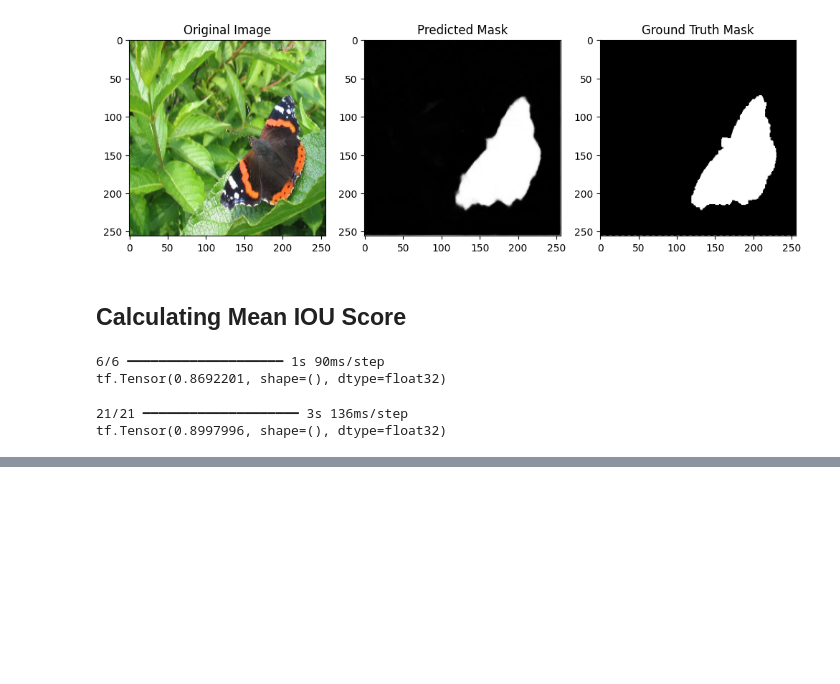
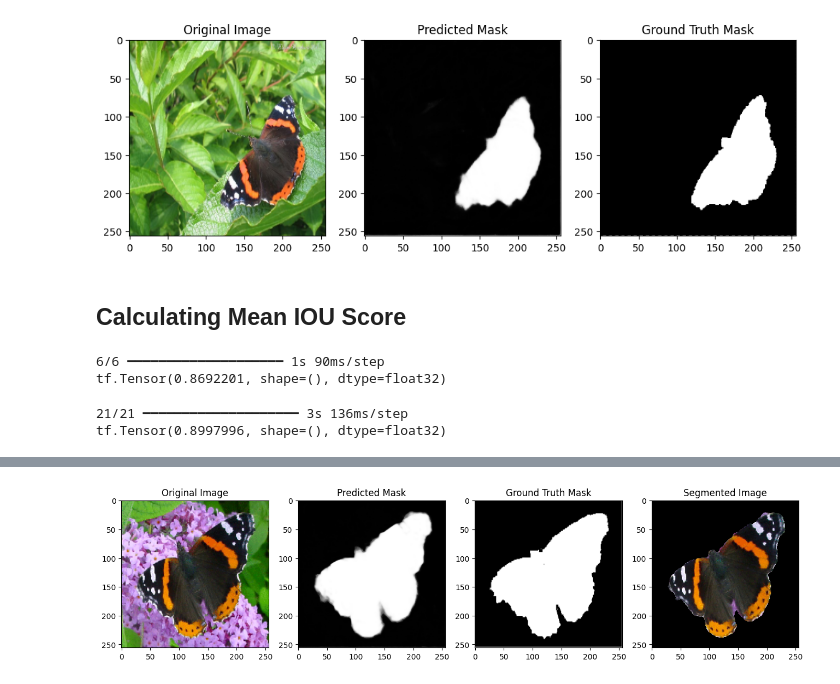
Before and after one commit to Tauhid-Topu-007/Unet, a Jupyter notebook: UNET2.ipynb, the cells around one changed output, grey strips where cells are left out. Drawn from its saved outputs; the diff is of its cells as text; code cells hidden in the pictures; blank space fills up the shorter version.

```diff
--- a/UNET2.ipynb
+++ b/UNET2.ipynb
@@ -460,0 +616,10 @@ tf.Tensor(0.8997996, shape=(), dtype=float32)
+# %%
+# Example usage
+sample_image = X_val[20]
+sample_ground_truth = y_val[20]
+
+predicted_mask, _ = predict_single_image(sample_image, unet_model)
+
+# Visualize the segmentation results with cropping
+visualize_segmentation_with_cropping(sample_image, predicted_mask, sample_ground_truth)
+# %% [output]
@@ -460,0 +627 @@ tf.Tensor(0.8997996, shape=(), dtype=float32)
+[figure, added]
```
Also changed, not shown: parts of 11 cells of this notebook.
